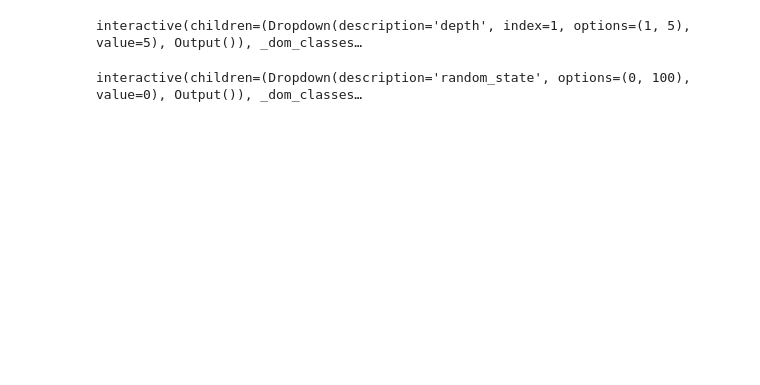
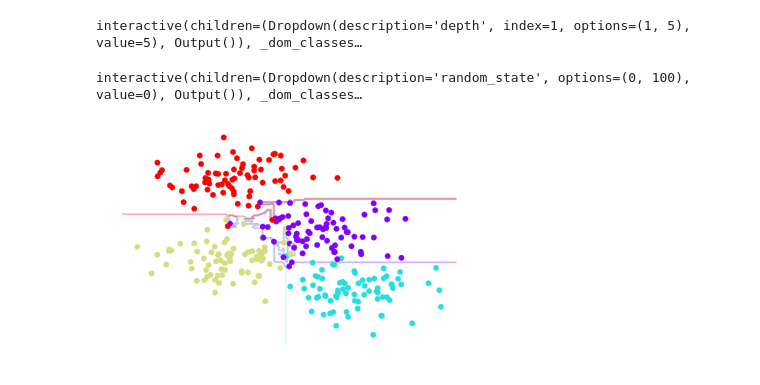
Before and after one commit to mishra-atul5001/Awesome-Machine-Learning..-, a Jupyter notebook: Decision Tress and Random Forest/Decision Trees and Random Forests.ipynb, the cells around one changed output. Saved outputs shown, nothing was run; the diff lists cells and outputs as text; code cells hidden in the pictures; blank space fills up the shorter version.

Commit message:
Update Decision Tress and Random Forest/Decision Trees and Random Forests.ipynb
Included Random Tree Classifier and Regressor

```diff
--- a/Decision Tress and Random Forest/Decision Trees and Random Forests.ipynb
+++ b/Decision Tress and Random Forest/Decision Trees and Random Forests.ipynb
@@ -49,0 +53,7 @@ interactive(children=(Dropdown(description='random_state', options=(0, 100), val
+# %%
+tree = DecisionTreeClassifier()
+bag = BaggingClassifier(tree,n_estimators = 100,max_samples = 0.8,random_state = 1)
+bag.fit(X,y)
+visualize_classifier(bag,X,y)
+# %% [output]
+[figure, added]
```
Also changed, not shown: parts of 15 cells of this notebook.
